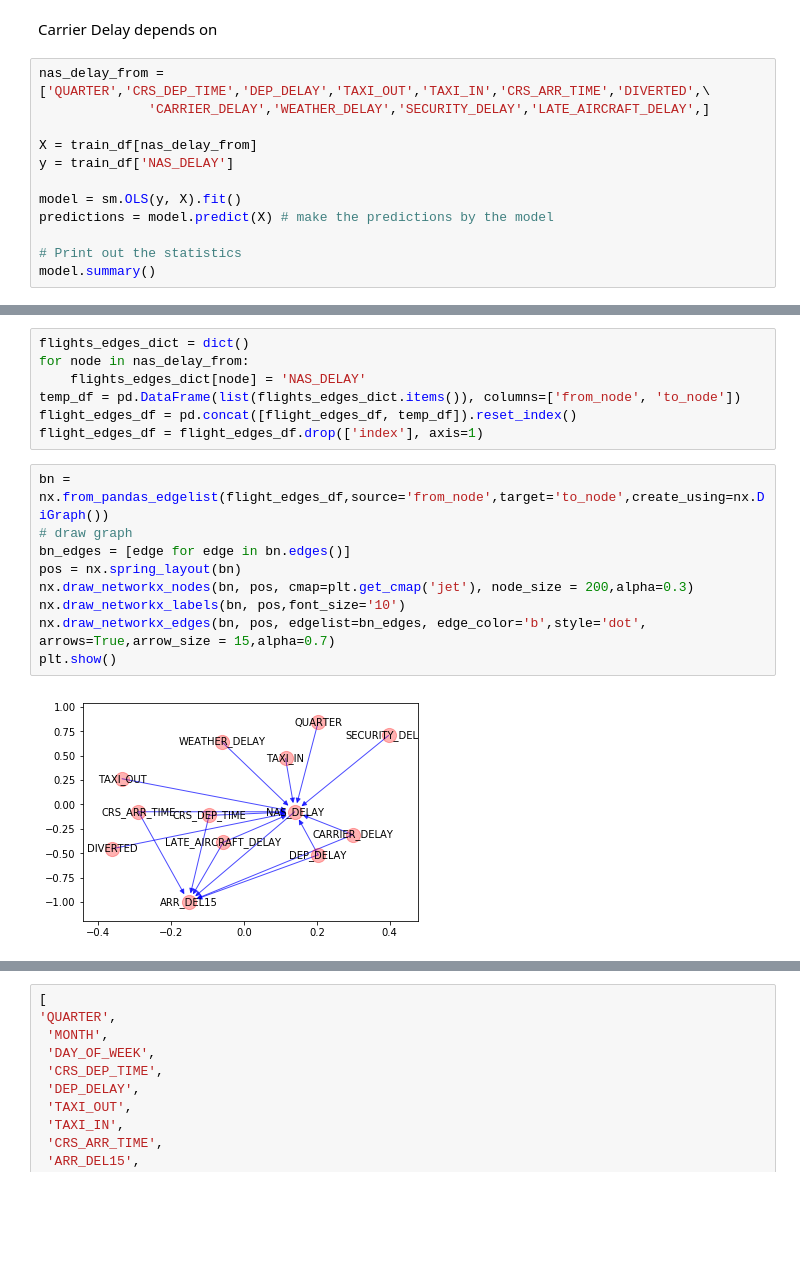
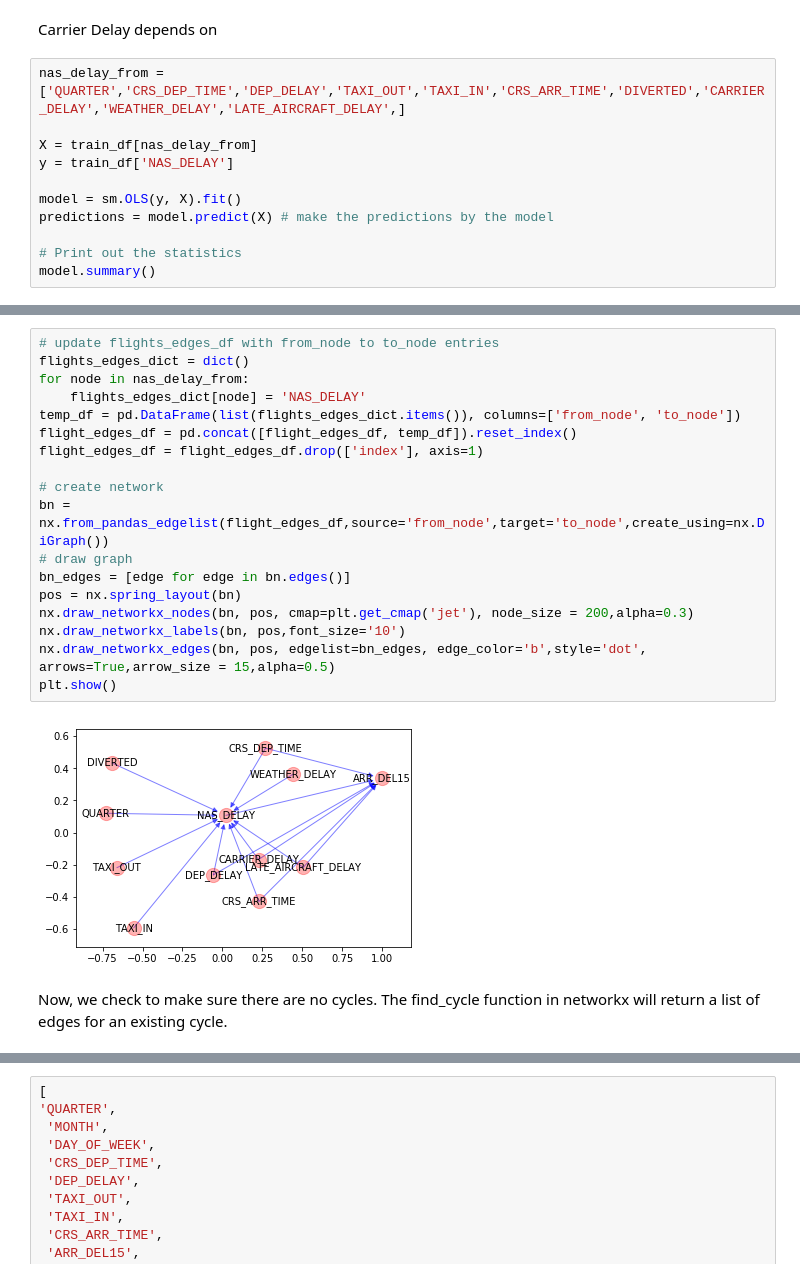
Before and after one commit to dy-choi/Flight-Delay-Analysis, a Jupyter notebook: FlightDelay.ipynb, the cells around one changed output, grey strips where cells are left out. Drawn from its saved outputs; the diff is of its cells as text; blank space fills up the shorter version.

Commit message:
updates on BN graphs

```diff
--- a/FlightDelay.ipynb
+++ b/FlightDelay.ipynb
@@ -176,8 +182,7 @@ plt.show()
 # %% [markdown]
 Carrier Delay depends on
 # %%
-nas_delay_from = ['QUARTER','CRS_DEP_TIME','DEP_DELAY','TAXI_OUT','TAXI_IN','CRS_ARR_TIME','DIVERTED',\
-              'CARRIER_DELAY','WEATHER_DELAY','SECURITY_DELAY','LATE_AIRCRAFT_DELAY',]
+nas_delay_from = ['QUARTER','CRS_DEP_TIME','DEP_DELAY','TAXI_OUT','TAXI_IN','CRS_ARR_TIME','DIVERTED','CARRIER_DELAY','WEATHER_DELAY','LATE_AIRCRAFT_DELAY',]
 
 X = train_df[nas_delay_from]
 y = train_df['NAS_DELAY']
@@ -217,18 +221,22 @@ OLS Regression Results
-# %%
-flights_edges_dict = dict()
-for node in nas_delay_from:
-    flights_edges_dict[node] = 'NAS_DELAY'
-temp_df = pd.DataFrame(list(flights_edges_dict.items()), columns=['from_node', 'to_node'])
-flight_edges_df = pd.concat([flight_edges_df, temp_df]).reset_index()
-flight_edges_df = flight_edges_df.drop(['index'], axis=1)
 # %%
+# update flights_edges_df with from_node to to_node entries
+flights_edges_dict = dict()
+for node in nas_delay_from:
+    flights_edges_dict[node] = 'NAS_DELAY'
+temp_df = pd.DataFrame(list(flights_edges_dict.items()), columns=['from_node', 'to_node'])
+flight_edges_df = pd.concat([flight_edges_df, temp_df]).reset_index()
+flight_edges_df = flight_edges_df.drop(['index'], axis=1)
+
+# create network
 bn = nx.from_pandas_edgelist(flight_edges_df,source='from_node',target='to_node',create_using=nx.DiGraph())
 # draw graph
 bn_edges = [edge for edge in bn.edges()]
 pos = nx.spring_layout(bn)
 nx.draw_networkx_nodes(bn, pos, cmap=plt.get_cmap('jet'), node_size = 200,alpha=0.3)
 nx.draw_networkx_labels(bn, pos,font_size='10')
-nx.draw_networkx_edges(bn, pos, edgelist=bn_edges, edge_color='b',style='dot', arrows=True,arrow_size = 15,alpha=0.7)
+nx.draw_networkx_edges(bn, pos, edgelist=bn_edges, edge_color='b',style='dot', arrows=True,arrow_size = 15,alpha=0.5)
 plt.show()
 # %% [output]
-[figure, old version]
+[figure, new version]
+# %% [markdown]
+Now, we check to make sure there are no cycles. The find_cycle function in networkx will return a list of edges for an existing cycle.
```
Also changed, not shown: parts of 53 cells of this notebook, 1 other file.
